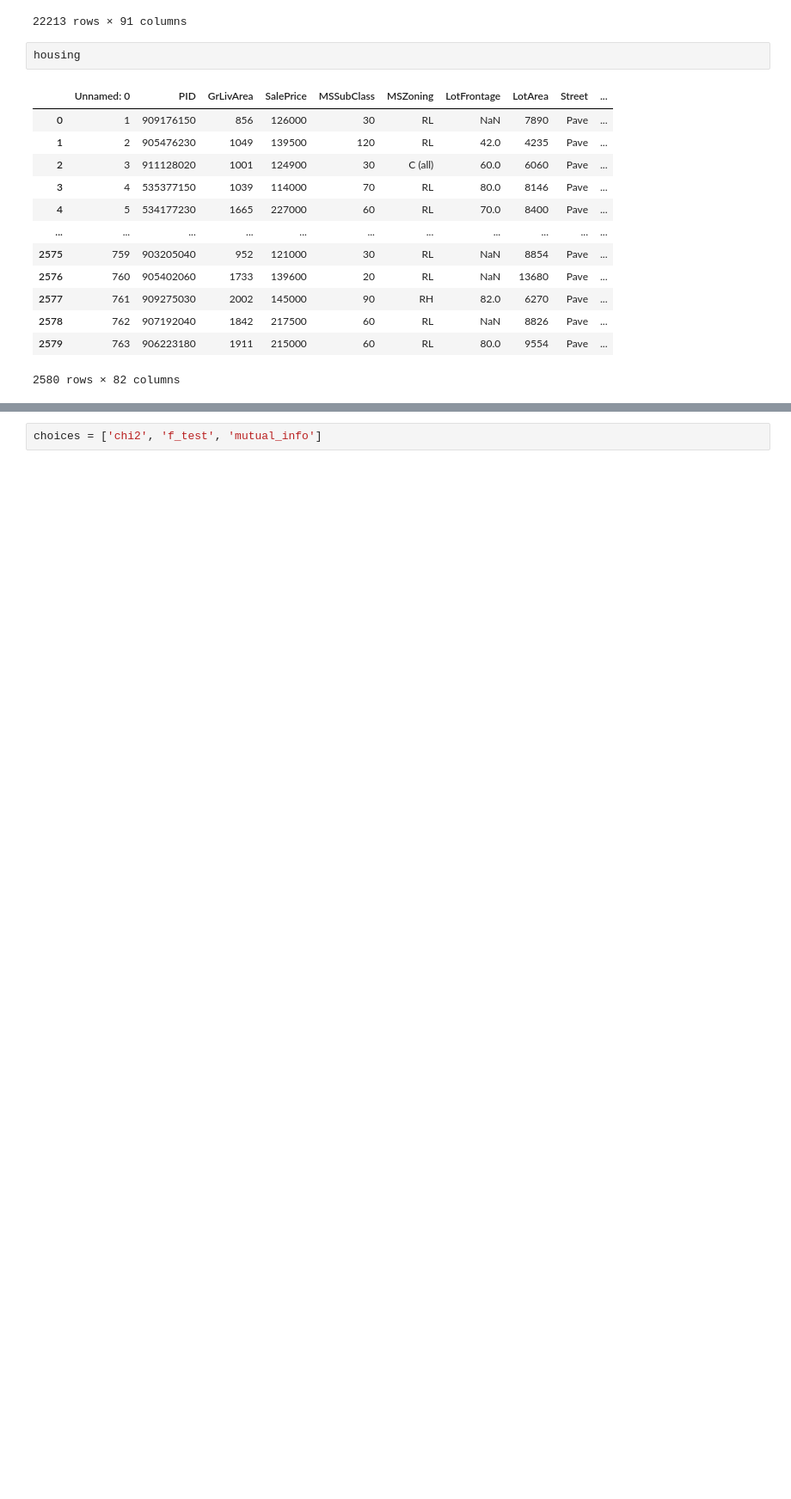
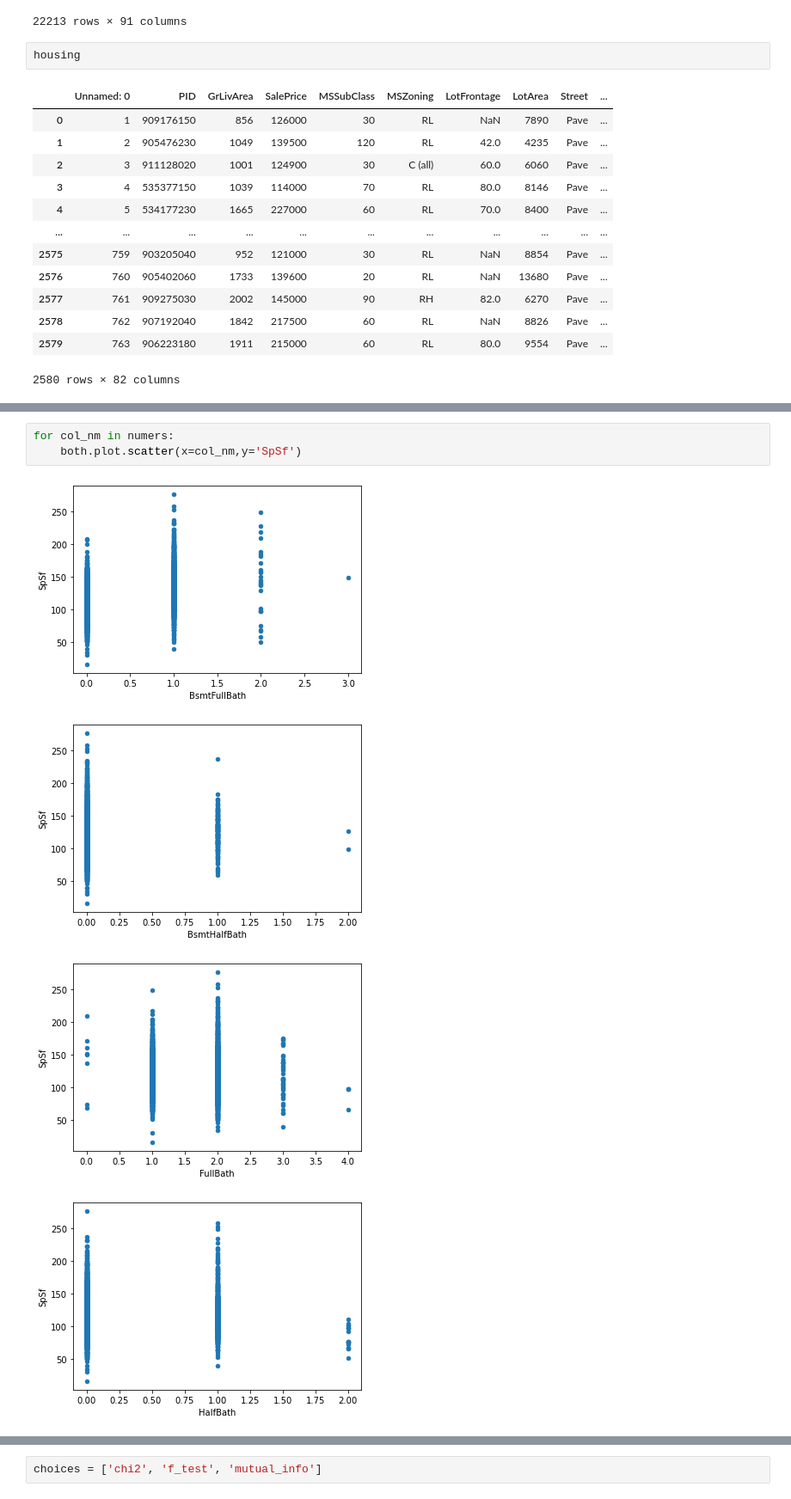
Before and after one commit to axpinkerton/proj3, a Jupyter notebook: cleanup.ipynb, the cells around one changed output, grey strips where cells are left out. Shown at 86% size. Cells and saved outputs as stored; diff of their text form; blank space fills up the shorter version.

```diff
--- a/cleanup.ipynb
+++ b/cleanup.ipynb
@@ -126,0 +135,8 @@ for col in clean_categ + clean_nonlin + clean_ordinal:
+# %%
+for col_nm in numers:
+    both.plot.scatter(x=col_nm,y='SpSf')
+# %% [output]
+[figure, added]
+[figure, added]
+[figure, added]
+[figure, added]
```
Also changed, not shown: parts of 34 cells of this notebook.
